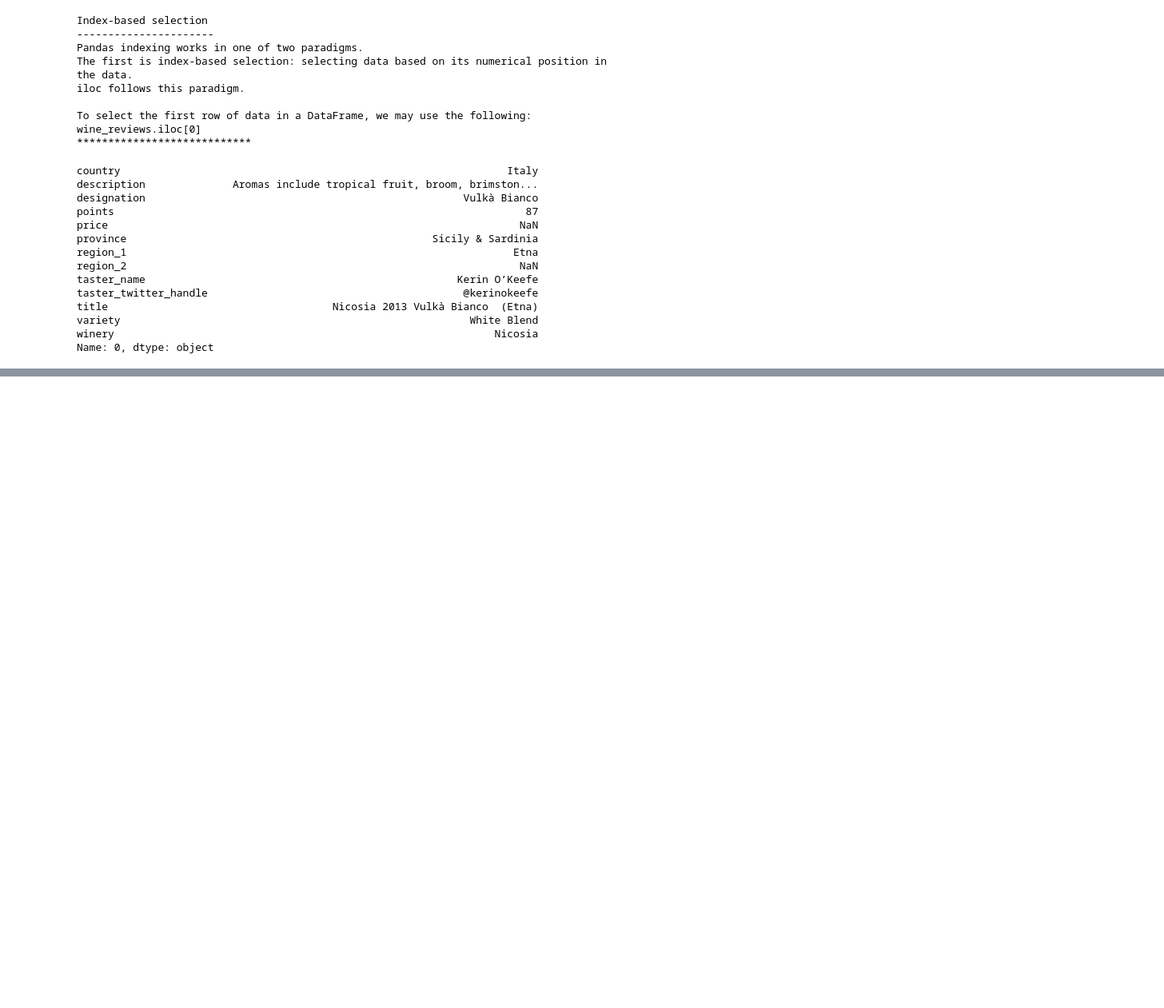
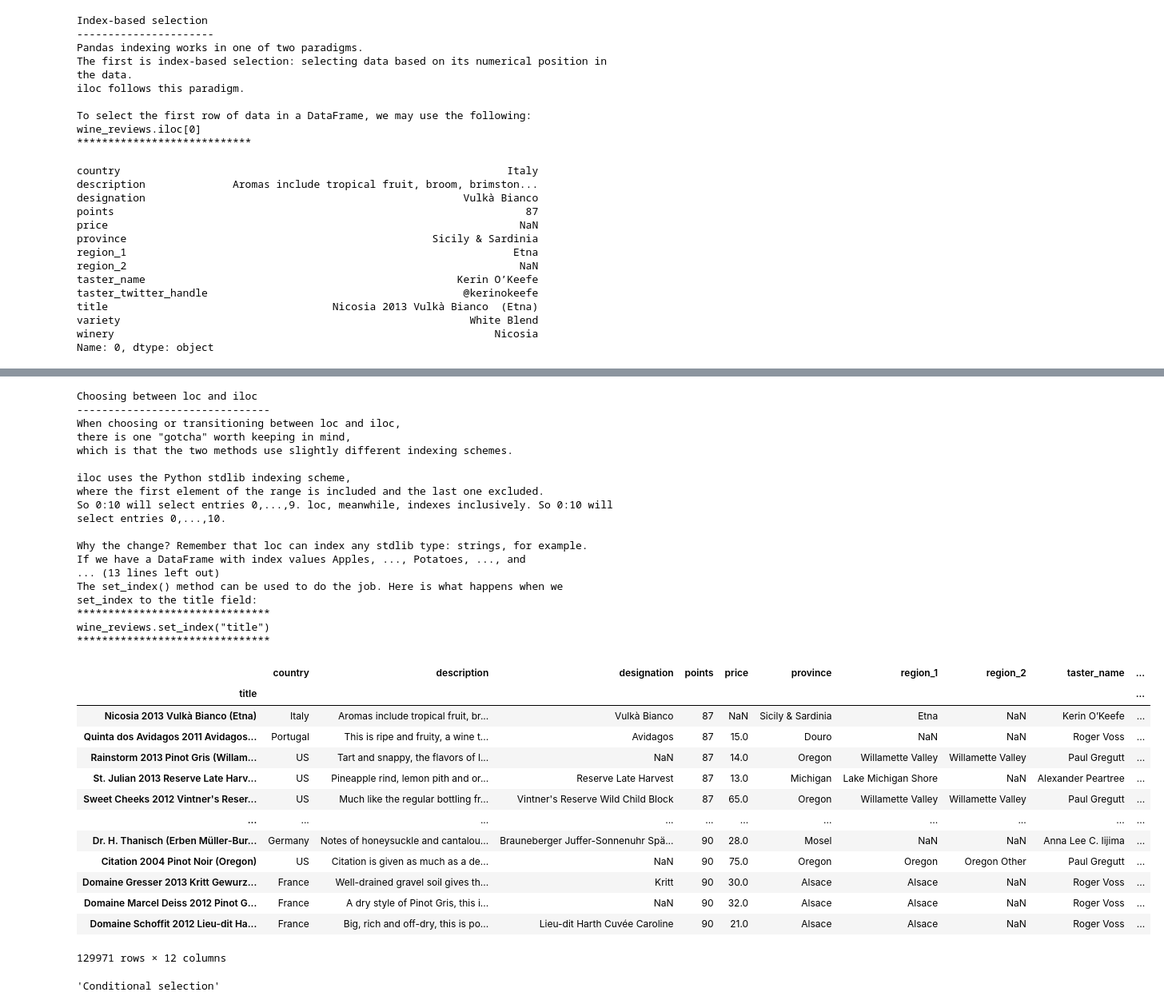
Before and after one commit to smjhassan82/Kaggle-Pandas, a Jupyter notebook: pandas-creating-reading-and-writing.ipynb, the cells around one changed output, grey strips where cells are left out. Shown at 80% size. Saved outputs shown, nothing was run; the diff lists cells and outputs as text; code cells hidden in the pictures; blank space fills up the shorter version.

```diff
--- a/pandas-creating-reading-and-writing.ipynb
+++ b/pandas-creating-reading-and-writing.ipynb
@@ -405,0 +567,71 @@ Name: 0, dtype: object
+# %%
+print('''
+
+Choosing between loc and iloc
+-------------------------------
+When choosing or transitioning between loc and iloc,
+there is one "gotcha" worth keeping in mind,
+which is that the two methods use slightly different indexing schemes.
+
+iloc uses the Python stdlib indexing scheme,
+where the first element of the range is included and the last one excluded.
+So 0:10 will select entries 0,...,9. loc, meanwhile, indexes inclusively. So 0:10 will select entries 0,...,10.
+
+Why the change? Remember that loc can index any stdlib type: strings, for example.
+If we have a DataFrame with index values Apples, ..., Potatoes, ..., and
+we want to select "all the alphabetical fruit choices between Apples and Potatoes",
+then it's a lot more convenient to index df.loc['Apples':'Potatoes']
+than it is to index something like df.loc['Apples', 'Potatoet'] (t coming after s in the alphabet).
+
+This is particularly confusing when the DataFrame index is a simple numerical list, e.g. 0,...,1000.
+In this case df.iloc[0:1000] will return 1000 entries, while df.loc[0:1000] return 1001 of them!
+To get 1000 elements using loc, you will need to go one lower and ask for df.loc[0:999].
+
+Otherwise, the semantics of using loc are the same as those for iloc.
+Manipulating the index
+
+Label-based selection derives its power from the labels in the index. Critically, the index we use is not immutable. We can manipulate the index in any way we see fit.
+
+The set_index() method can be used to do the job. Here is what happens when we set_index to the title field:
+*******************************
+wine_reviews.set_index("title")
+*******************************
+
+''')
+wine_reviews.set_index("title")
+# %% [output]
+Choosing between loc and iloc
+-------------------------------
+When choosing or transitioning between loc and iloc,
+there is one "gotcha" worth keeping in mind,
+which is that the two methods use slightly different indexing schemes.
+
+iloc uses the Python stdlib indexing scheme,
+where the first element of the range is included and the last one excluded.
+So 0:10 will select entries 0,...,9. loc, meanwhile, indexes inclusively. So 0:10 will select entries 0,...,10.
+
+Why the change? Remember that loc can index any stdlib type: strings, for example.
+If we have a DataFrame with index values Apples, ..., Potatoes, ..., and
+... (13 lines left out)
+The set_index() method can be used to do the job. Here is what happens when we set_index to the title field:
+*******************************
+wine_reviews.set_index("title")
+*******************************
+|  | country | description | designation | points | price | province | region_1 | region_2 | taster_name | ... |
+| title |  |  |  |  |  |  |  |  |  | ... |
+| Nicosia 2013 Vulkà Bianco (Etna) | Italy | Aromas include tropical fruit, br... | Vulkà Bianco | 87 | NaN | Sicily & Sardinia | Etna | NaN | Kerin O’Keefe | ... |
+| Quinta dos Avidagos 2011 Avidagos... | Portugal | This is ripe and fruity, a wine t... | Avidagos | 87 | 15.0 | Douro | NaN | NaN | Roger Voss | ... |
+| Rainstorm 2013 Pinot Gris (Willam... | US | Tart and snappy, the flavors of l... | NaN | 87 | 14.0 | Oregon | Willamette Valley | Willamette Valley | Paul Gregutt | ... |
+| St. Julian 2013 Reserve Late Harv... | US | Pineapple rind, lemon pith and or... | Reserve Late Harvest | 87 | 13.0 | Michigan | Lake Michigan Shore | NaN | Alexander Peartree | ... |
+| Sweet Cheeks 2012 Vintner's Reser... | US | Much like the regular bottling fr... | Vintner's Reserve Wild Child Block | 87 | 65.0 | Oregon | Willamette Valley | Willamette Valley | Paul Gregutt | ... |
+| ... | ... | ... | ... | ... | ... | ... | ... | ... | ... | ... |
+| Dr. H. Thanisch (Erben Müller-Bur... | Germany | Notes of honeysuckle and cantalou... | Brauneberger Juffer-Sonnenuhr Spä... | 90 | 28.0 | Mosel | NaN | NaN | Anna Lee C. Iijima | ... |
+| Citation 2004 Pinot Noir (Oregon) | US | Citation is given as much as a de... | NaN | 90 | 75.0 | Oregon | Oregon | Oregon Other | Paul Gregutt | ... |
+| Domaine Gresser 2013 Kritt Gewurz... | France | Well-drained gravel soil gives th... | Kritt | 90 | 30.0 | Alsace | Alsace | NaN | Roger Voss | ... |
+| Domaine Marcel Deiss 2012 Pinot G... | France | A dry style of Pinot Gris, this i... | NaN | 90 | 32.0 | Alsace | Alsace | NaN | Roger Voss | ... |
+| Domaine Schoffit 2012 Lieu-dit Ha... | France | Big, rich and off-dry, this is po... | Lieu-dit Harth Cuvée Caroline | 90 | 21.0 | Alsace | Alsace | NaN | Roger Voss | ... |
+129971 rows × 12 columns
+# %%
+'''Conditional selection'''
+# %% [output]
+'Conditional selection'
```
Also changed, not shown: parts of 7 cells of this notebook.
